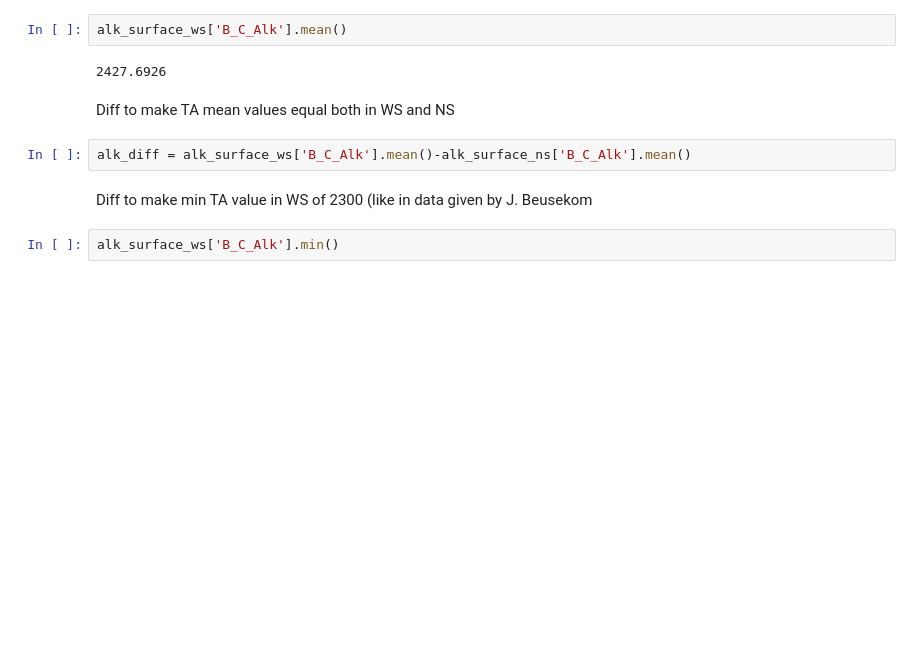
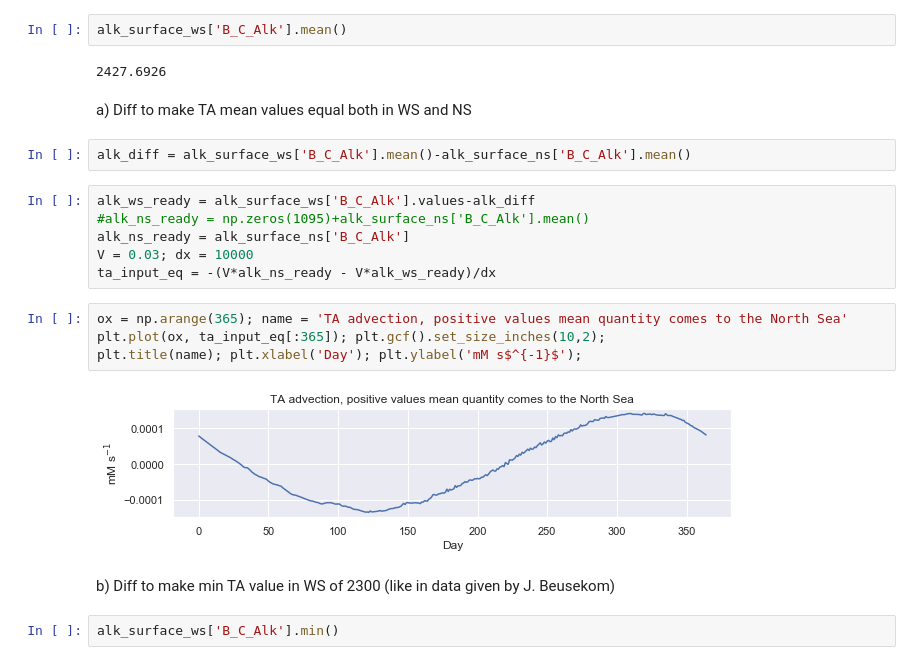
Before and after one commit to limash/Carbon_dioxide_absorption_drivers, a Jupyter notebook: 3_generate_netcdf.ipynb, the cells around one changed output. Cells and saved outputs as stored; diff of their text form; blank space fills up the shorter version.

```diff
--- a/3_generate_netcdf.ipynb
+++ b/3_generate_netcdf.ipynb
@@ -287,11 +295,23 @@ alk_surface_ws['B_C_Alk'].mean()
 # %% [output]
 2427.6926
 # %% [markdown]
-Diff to make TA mean values equal both in WS and NS
+a) Diff to make TA mean values equal both in WS and NS
 # %%
 alk_diff = alk_surface_ws['B_C_Alk'].mean()-alk_surface_ns['B_C_Alk'].mean()
+# %%
+alk_ws_ready = alk_surface_ws['B_C_Alk'].values-alk_diff
+#alk_ns_ready = np.zeros(1095)+alk_surface_ns['B_C_Alk'].mean()
+alk_ns_ready = alk_surface_ns['B_C_Alk']
+V = 0.03; dx = 10000
+ta_input_eq = -(V*alk_ns_ready - V*alk_ws_ready)/dx
+# %%
+ox = np.arange(365); name = 'TA advection, positive values mean quantity comes to the North Sea'
+plt.plot(ox, ta_input_eq[:365]); plt.gcf().set_size_inches(10,2);
+plt.title(name); plt.xlabel('Day'); plt.ylabel('mM s$^{-1}$');
+# %% [output]
+[figure, added]
 # %% [markdown]
-Diff to make min TA value in WS of 2300 (like in data given by J. Beusekom
+b) Diff to make min TA value in WS of 2300 (like in data given by J. Beusekom)
 # %%
 alk_surface_ws['B_C_Alk'].min()
 # %% [output]
```
Also changed, not shown: parts of 17 cells of this notebook, 1 other file.
